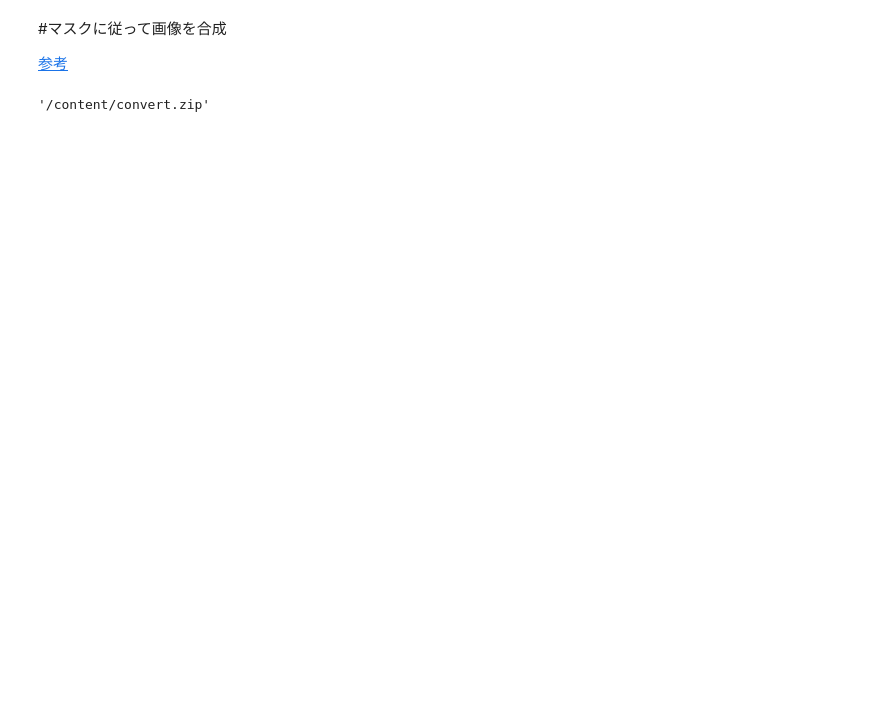
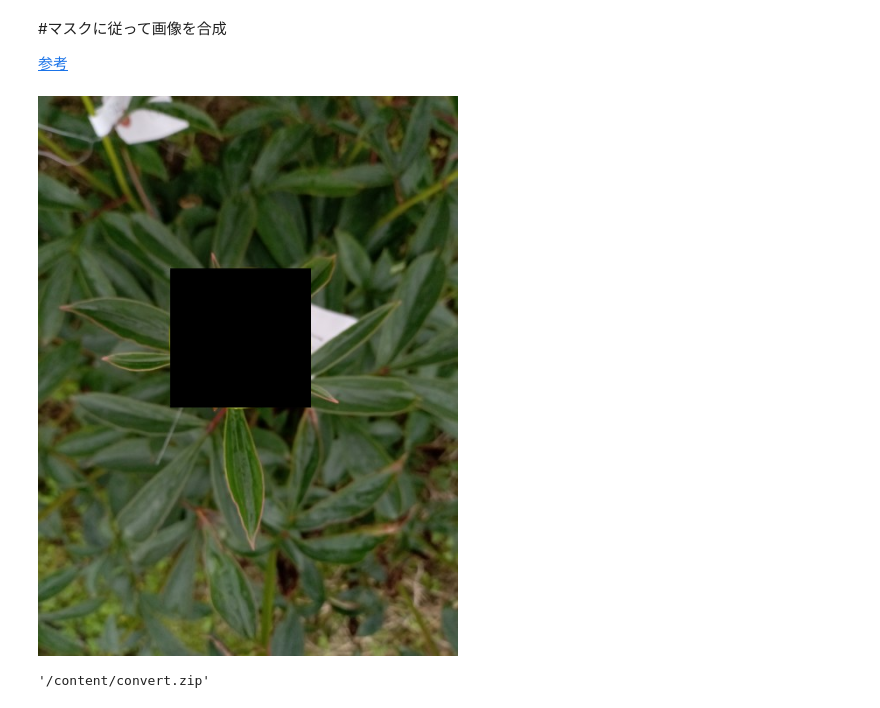
Before and after one commit to 1900690/image-movie-editing, a Jupyter notebook: マスクに合わせて切り取り.ipynb, the cells around one changed output. Drawn from its saved outputs; the diff is of its cells as text; code cells hidden in the pictures; blank space fills up the shorter version.

```diff
--- a/マスクに合わせて切り取り.ipynb
+++ b/マスクに合わせて切り取り.ipynb
@@ -36,23 +36,27 @@ os.remove('/content/'+file_name)
 # %%
 #@title マスクで指定された部分を切り取り
 from PIL import Image, ImageDraw, ImageFilter
 import glob
 from PIL import Image, ImageOps
 
 file_list = sorted(glob.glob('/content/original/*.jpg'))
 
 if os.path.exists('/content/output'):
     shutil.rmtree("/content/output")
 if not os.path.exists('/content/output'):
     os.makedirs('/content/output')
 
 for filename in file_list:
     im2 = Image.open(filename)
     im1 = ImageOps.invert(Image.open('/content/mask_binary/semantic_segmentations/'+os.path.basename(filename)))
     mask = Image.open('/content/mask_binary/semantic_segmentations/'+os.path.basename(filename))
     im = Image.composite(im1, im2, mask)
 
     im.save('/content/output/'+os.path.basename(filename))
+
+im
+# %% [output]
+[figure, added]
 # %%
 #@markdown 作ったファイルをダウンロード
 import shutil
```
